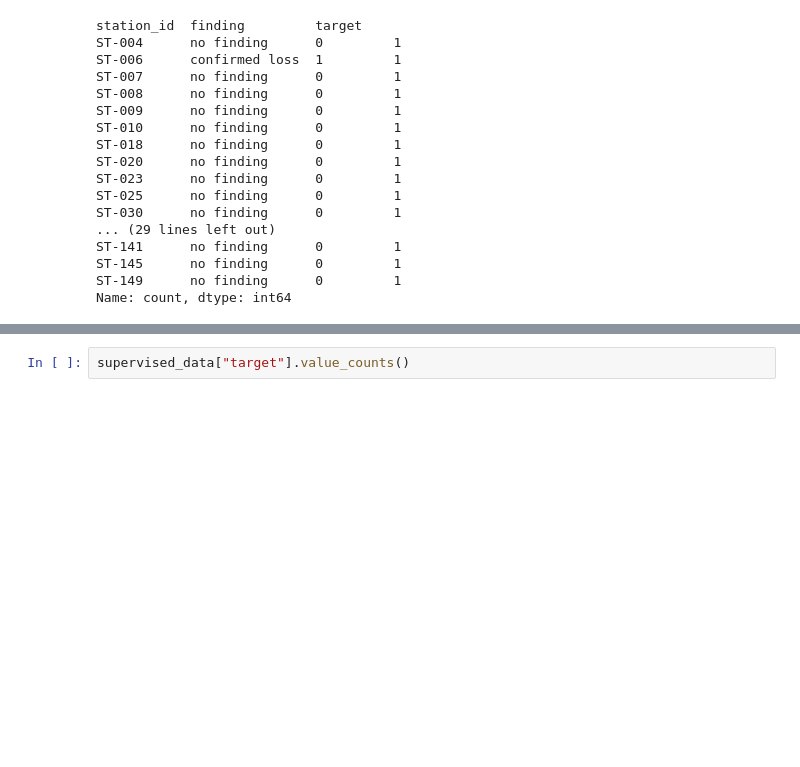
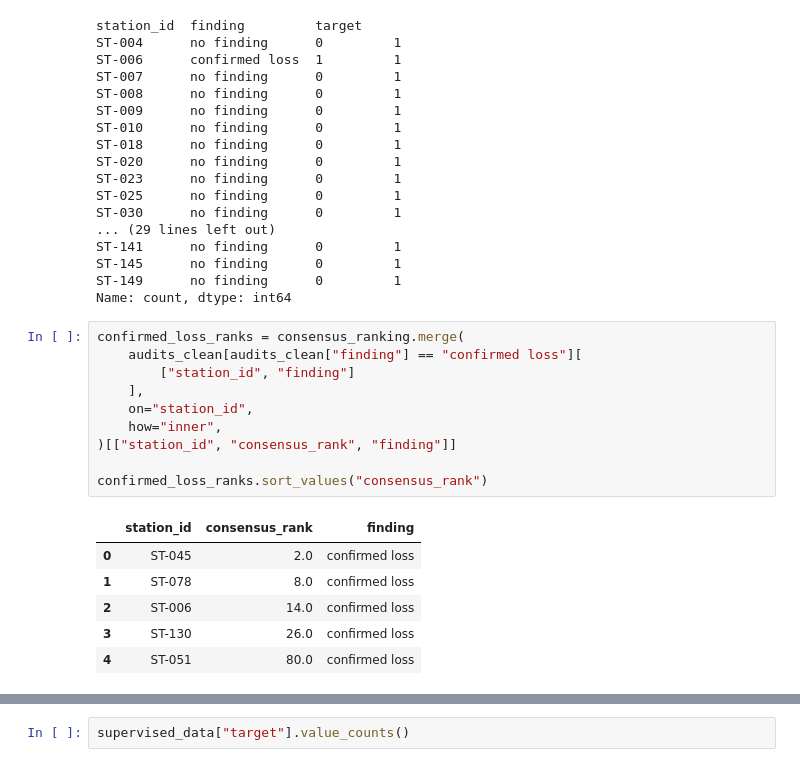
Before and after one commit to moforrochelle/skye8-ds-mofor-rochelle, a Jupyter notebook: notebooks/fuel_reconciliation.ipynb, the cells around one changed output, grey strips where cells are left out. Drawn from its saved outputs; the diff is of its cells as text; blank space fills up the shorter version.

```diff
--- a/notebooks/fuel_reconciliation.ipynb
+++ b/notebooks/fuel_reconciliation.ipynb
@@ -2071,3 +2110,20 @@ ST-141      no finding      0         1
 ST-145      no finding      0         1
 ST-149      no finding      0         1
 Name: count, dtype: int64
+# %%
+confirmed_loss_ranks = consensus_ranking.merge(
+    audits_clean[audits_clean["finding"] == "confirmed loss"][
+        ["station_id", "finding"]
+    ],
+    on="station_id",
+    how="inner",
+)[["station_id", "consensus_rank", "finding"]]
+
+confirmed_loss_ranks.sort_values("consensus_rank")
+# %% [output]
+|  | station_id | consensus_rank | finding |
+| 0 | ST-045 | 2.0 | confirmed loss |
+| 1 | ST-078 | 8.0 | confirmed loss |
+| 2 | ST-006 | 14.0 | confirmed loss |
+| 3 | ST-130 | 26.0 | confirmed loss |
+| 4 | ST-051 | 80.0 | confirmed loss |
```
Also changed, not shown: parts of 8 cells of this notebook, 2 other files.
